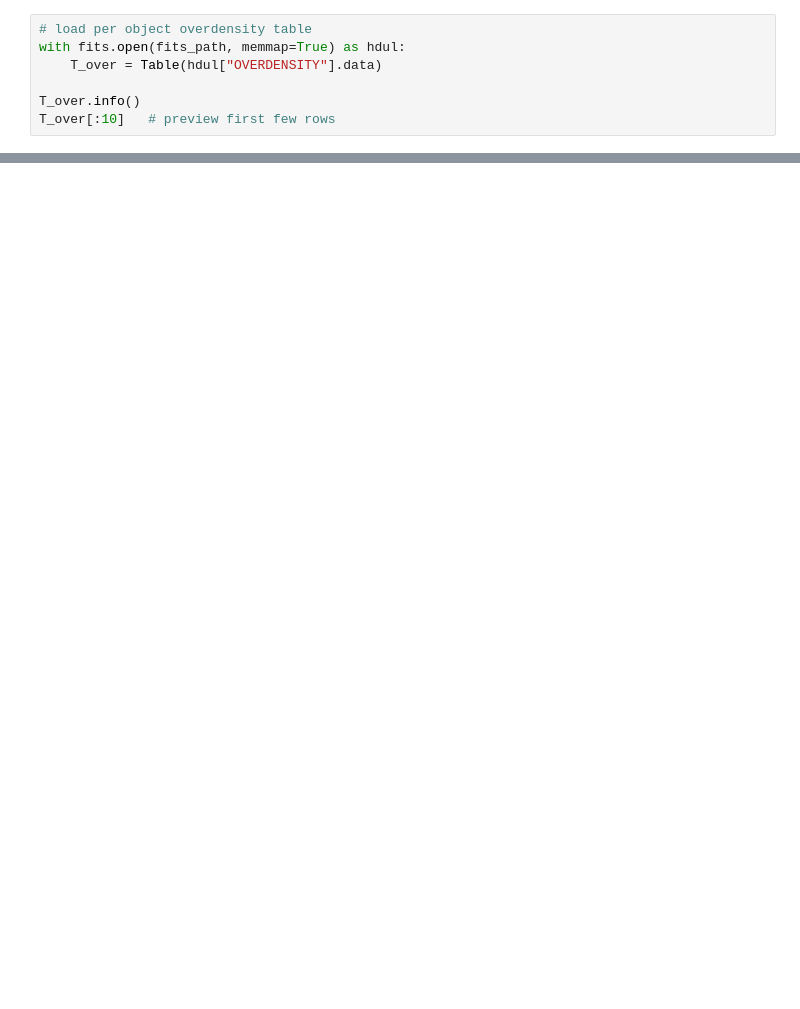
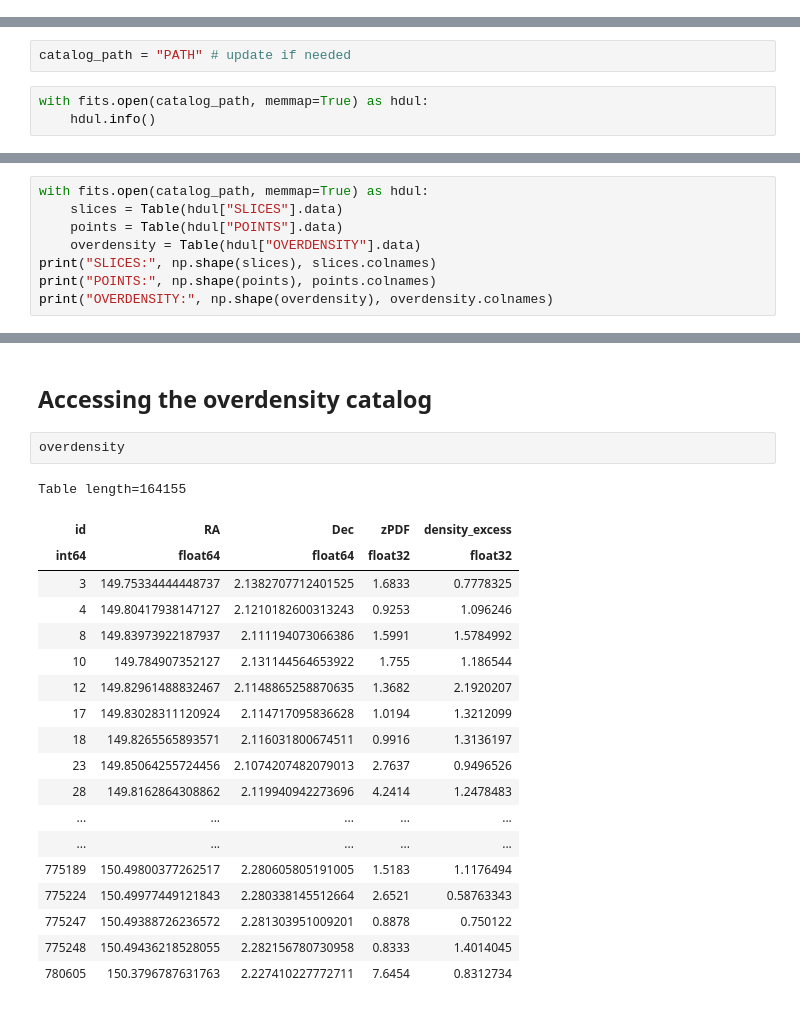
Before and after one commit to hhatam/CosmicWeb, a Jupyter notebook: Codes/6-Process_Available_Data.ipynb, the cells around one changed output, grey strips where cells are left out. Saved outputs shown, nothing was run; the diff lists cells and outputs as text; blank space fills up the shorter version.

```diff
--- a/Codes/6-Process_Available_Data.ipynb
+++ b/Codes/6-Process_Available_Data.ipynb
@@ -20,7 +0,0 @@ print(len(T_slices), "slices,", len(T_over), "overdensity rows")
-# %%
-# load per object overdensity table
-with fits.open(fits_path, memmap=True) as hdul:
-    T_over = Table(hdul["OVERDENSITY"].data)
-
-T_over.info()
-T_over[:10]   # preview first few rows
@@ -126,0 +14,5 @@ plot_slice_density(10)
+# %%
+catalog_path = "PATH" # update if needed
+# %%
+with fits.open(catalog_path, memmap=True) as hdul:
+    hdul.info()
@@ -126,0 +37,8 @@ plot_slice_density(10)
+# %%
+with fits.open(catalog_path, memmap=True) as hdul:
+    slices = Table(hdul["SLICES"].data)
+    points = Table(hdul["POINTS"].data)
+    overdensity = Table(hdul["OVERDENSITY"].data)
+print("SLICES:", np.shape(slices), slices.colnames)
+print("POINTS:", np.shape(points), points.colnames)
+print("OVERDENSITY:", np.shape(overdensity), overdensity.colnames)
@@ -126,0 +170,24 @@ plot_slice_density(10)
+# %% [markdown]
+## Accessing the overdensity catalog
+# %%
+overdensity
+# %% [output]
+Table length=164155
+| id | RA | Dec | zPDF | density_excess |
+| int64 | float64 | float64 | float32 | float32 |
+| 3 | 149.75334444448737 | 2.1382707712401525 | 1.6833 | 0.7778325 |
+| 4 | 149.80417938147127 | 2.1210182600313243 | 0.9253 | 1.096246 |
+| 8 | 149.83973922187937 | 2.111194073066386 | 1.5991 | 1.5784992 |
+| 10 | 149.784907352127 | 2.131144564653922 | 1.755 | 1.186544 |
+| 12 | 149.82961488832467 | 2.1148865258870635 | 1.3682 | 2.1920207 |
+| 17 | 149.83028311120924 | 2.114717095836628 | 1.0194 | 1.3212099 |
+| 18 | 149.8265565893571 | 2.116031800674511 | 0.9916 | 1.3136197 |
+| 23 | 149.85064255724456 | 2.1074207482079013 | 2.7637 | 0.9496526 |
+| 28 | 149.8162864308862 | 2.119940942273696 | 4.2414 | 1.2478483 |
+| ... | ... | ... | ... | ... |
+| ... | ... | ... | ... | ... |
+| 775189 | 150.49800377262517 | 2.280605805191005 | 1.5183 | 1.1176494 |
+| 775224 | 150.49977449121843 | 2.280338145512664 | 2.6521 | 0.58763343 |
+| 775247 | 150.49388726236572 | 2.281303951009201 | 0.8878 | 0.750122 |
+| 775248 | 150.49436218528055 | 2.282156780730958 | 0.8333 | 1.4014045 |
+| 780605 | 150.3796787631763 | 2.227410227772711 | 7.6454 | 0.8312734 |
```
Also changed, not shown: parts of 17 cells of this notebook.
